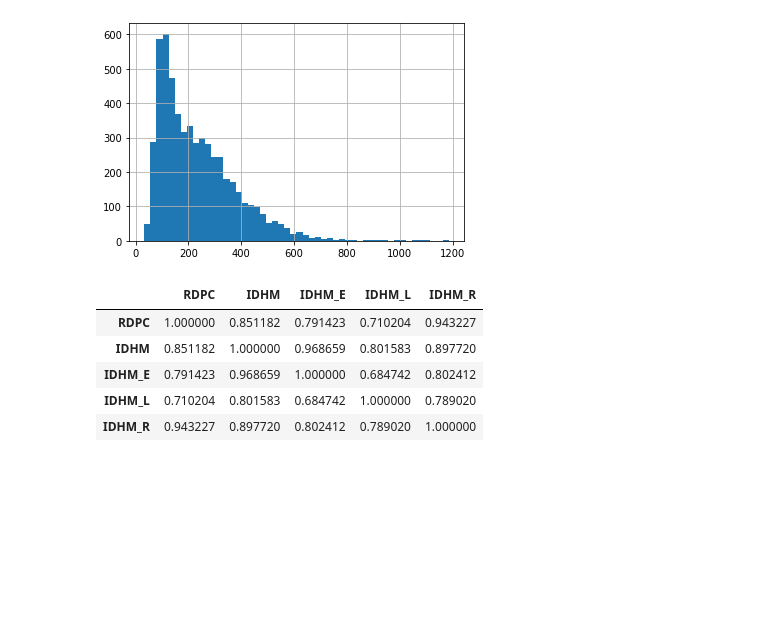
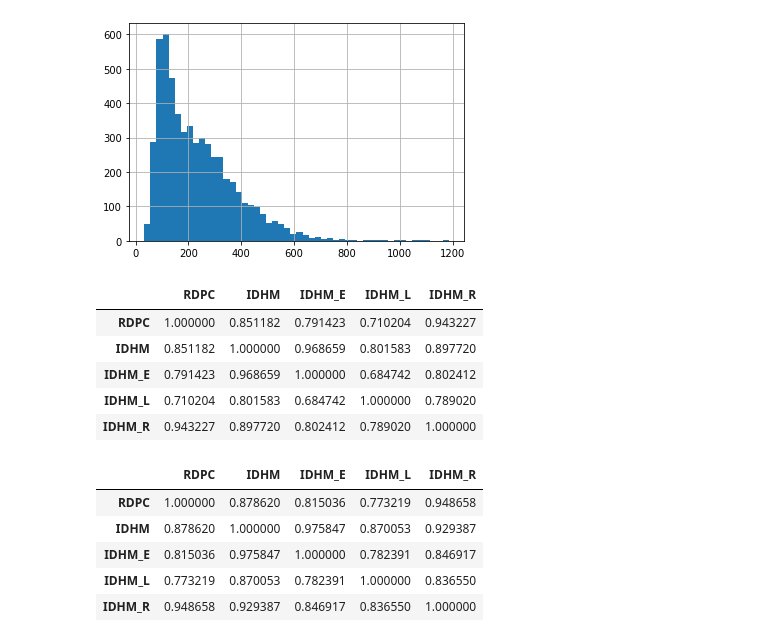
Before and after one commit to EmersonFranca/IDH_Atlas, a Jupyter notebook: Analise_Exploratoria/1_Analise_Exploratoria.ipynb, the cells around one changed output. Drawn from its saved outputs; the diff is of its cells as text; code cells hidden in the pictures; blank space fills up the shorter version.

```diff
--- a/Analise_Exploratoria/1_Analise_Exploratoria.ipynb
+++ b/Analise_Exploratoria/1_Analise_Exploratoria.ipynb
@@ -92,3 +92,12 @@ dfIDH_1991[['RDPC','IDHM', 'IDHM_E', 'IDHM_L', 'IDHM_R']].corr()
 | IDHM_E | 0.791423 | 0.968659 | 1.000000 | 0.684742 | 0.802412 |
 | IDHM_L | 0.710204 | 0.801583 | 0.684742 | 1.000000 | 0.789020 |
 | IDHM_R | 0.943227 | 0.897720 | 0.802412 | 0.789020 | 1.000000 |
+# %%
+dfIDH_2000[['RDPC','IDHM', 'IDHM_E', 'IDHM_L', 'IDHM_R']].corr()
+# %% [output]
+|  | RDPC | IDHM | IDHM_E | IDHM_L | IDHM_R |
+| RDPC | 1.000000 | 0.878620 | 0.815036 | 0.773219 | 0.948658 |
+| IDHM | 0.878620 | 1.000000 | 0.975847 | 0.870053 | 0.929387 |
+| IDHM_E | 0.815036 | 0.975847 | 1.000000 | 0.782391 | 0.846917 |
+| IDHM_L | 0.773219 | 0.870053 | 0.782391 | 1.000000 | 0.836550 |
+| IDHM_R | 0.948658 | 0.929387 | 0.846917 | 0.836550 | 1.000000 |
```
Also changed, not shown: parts of 2 cells of this notebook.
